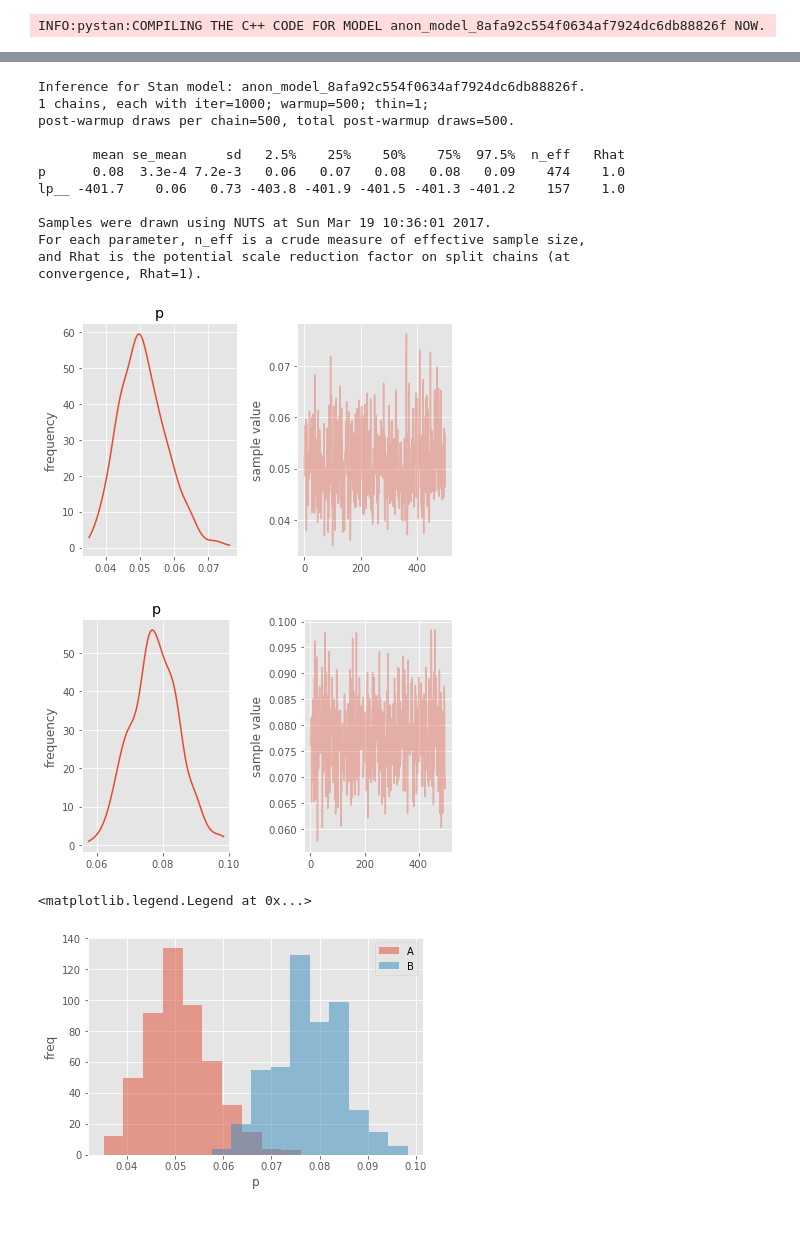
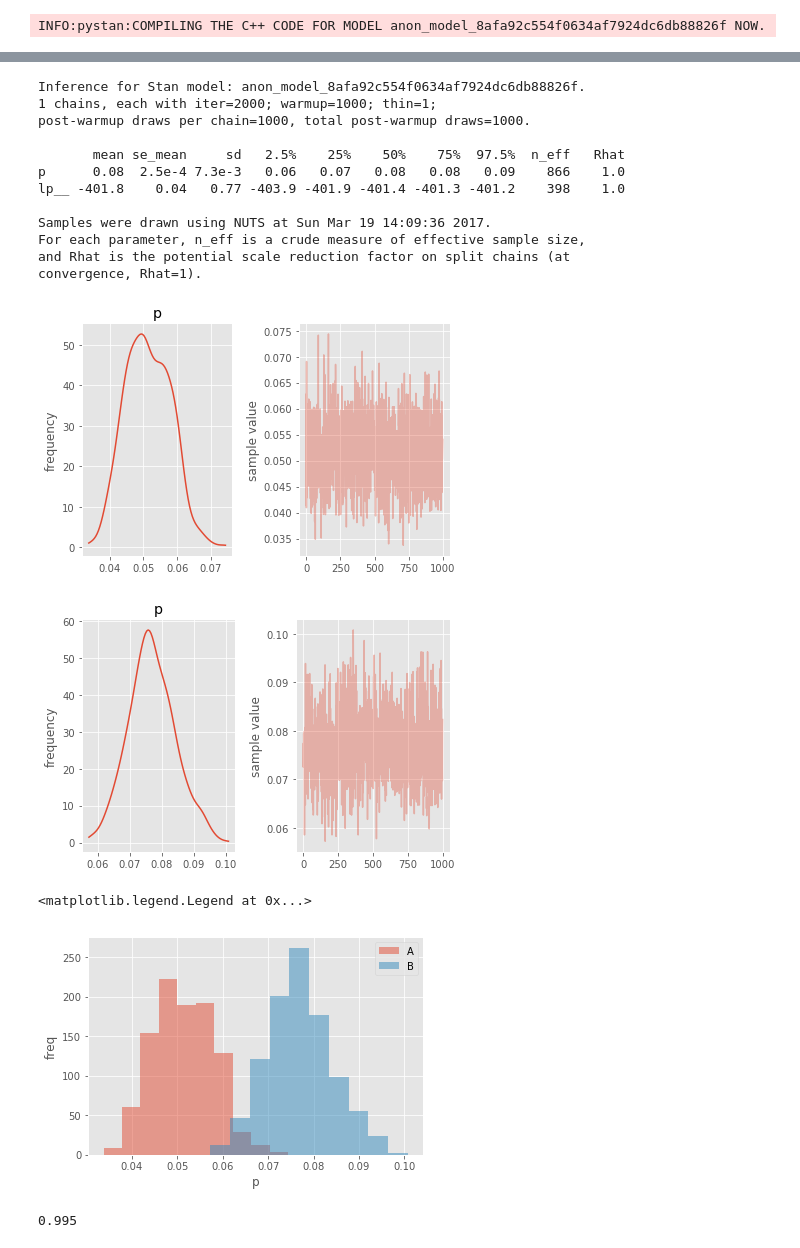
Before and after one commit to gondimribeiro/statistical-rethinking, a Jupyter notebook: extras/bayesian-ab.ipynb, the cells around one changed output, grey strips where cells are left out. Cells and saved outputs as stored; diff of their text form; code cells hidden in the pictures.

Commit message:
Computing the probability of model B being better than model A

```diff
--- a/extras/bayesian-ab.ipynb
+++ b/extras/bayesian-ab.ipynb
@@ -40,8 +40,8 @@ B_data = {
     'hits': 112,
 }
 
-A_fit = pystan.stan(model_code=hits_code, data=A_data, iter=1000, chains=1)
-B_fit = pystan.stan(fit=A_fit, data=B_data, iter=1000, chains=1)
+A_fit = pystan.stan(model_code=hits_code, data=A_data, iter=2000, chains=1)
+B_fit = pystan.stan(fit=A_fit, data=B_data, iter=2000, chains=1)
 # %% [output]
 INFO:pystan:COMPILING THE C++ CODE FOR MODEL anon_model_8afa92c554f0634af7924dc6db88826f NOW.
 # %%
@@ -63,14 +63,14 @@ convergence, Rhat=1).
 print(B_fit)
 # %% [output]
 Inference for Stan model: anon_model_8afa92c554f0634af7924dc6db88826f.
-1 chains, each with iter=1000; warmup=500; thin=1;
-post-warmup draws per chain=500, total post-warmup draws=500.
+1 chains, each with iter=2000; warmup=1000; thin=1;
+post-warmup draws per chain=1000, total post-warmup draws=1000.
 
        mean se_mean     sd   2.5%    25%    50%    75%  97.5%  n_eff   Rhat
-p      0.08  3.3e-4 7.2e-3   0.06   0.07   0.08   0.08   0.09    474    1.0
-lp__ -401.7    0.06   0.73 -403.8 -401.9 -401.5 -401.3 -401.2    157    1.0
+p      0.08  2.5e-4 7.3e-3   0.06   0.07   0.08   0.08   0.09    866    1.0
+lp__ -401.8    0.04   0.77 -403.9 -401.9 -401.4 -401.3 -401.2    398    1.0
 
-Samples were drawn using NUTS at Sun Mar 19 10:36:01 2017.
+Samples were drawn using NUTS at Sun Mar 19 14:09:36 2017.
 For each parameter, n_eff is a crude measure of effective sample size,
 and Rhat is the potential scale reduction factor on split chains (at
 convergence, Rhat=1).
@@ -78,18 +78,24 @@ convergence, Rhat=1).
 A_fit.plot('p');
 plt.tight_layout()
 # %% [output]
-[figure, old version]
+[figure, new version]
 # %%
 B_fit.plot('p');
 plt.tight_layout()
 # %% [output]
-[figure, old version]
+[figure, new version]
 # %%
-plt.hist(A_fit.extract('p')['p'], alpha=0.5, label='A')
-plt.hist(B_fit.extract('p')['p'], alpha=0.5, label='B')
+A_pos = A_fit.extract('p')['p']
+B_pos = B_fit.extract('p')['p']
+plt.hist(A_pos, alpha=0.5, label='A')
+plt.hist(B_pos, alpha=0.5, label='B')
 plt.xlabel('p')
 plt.ylabel('freq')
 plt.legend(loc='upper right')
 # %% [output]
 <matplotlib.legend.Legend at 0x...>
-[figure, old version]
+[figure, new version]
+# %%
+np.sum(A_pos < B_pos) / A_pos.size # probability of p_B > p_A
+# %% [output]
+0.995
```
Also changed, not shown: parts of 1 cell of this notebook.
